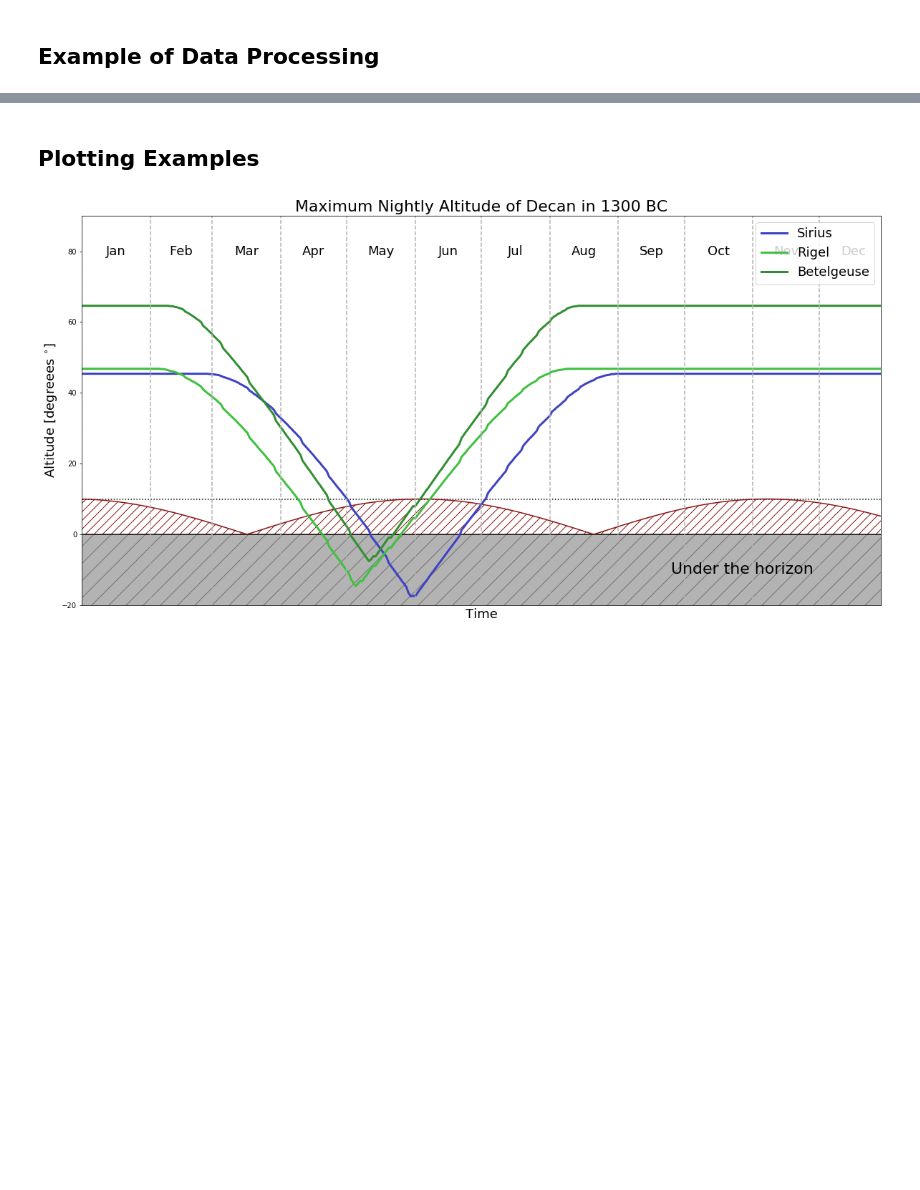
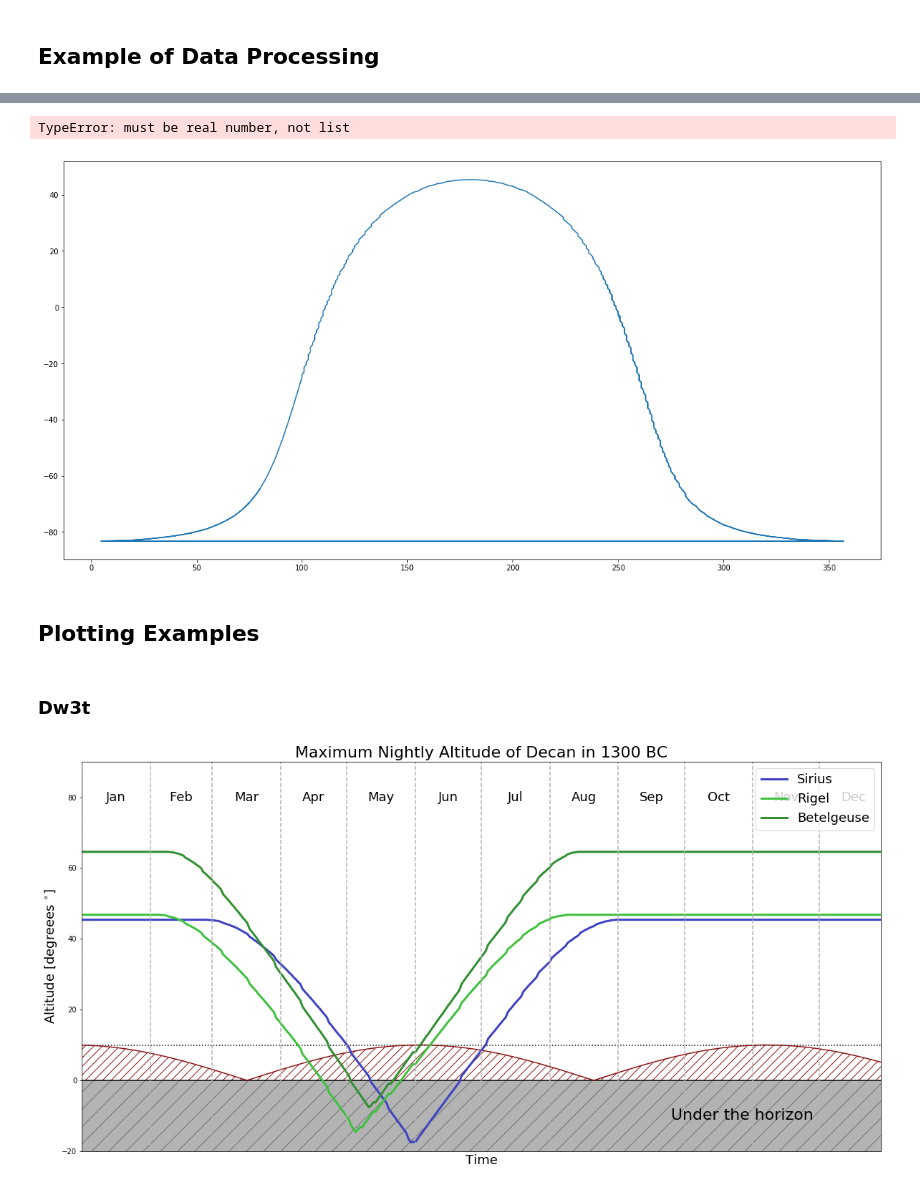
Before and after one commit to lunazagor/decanOpy, a Jupyter notebook: decanPlotting.ipynb, the cells around one changed output, grey strips where cells are left out. Cells and saved outputs as stored; diff of their text form; code cells hidden in the pictures; blank space fills up the shorter version.

```diff
--- a/decanPlotting.ipynb
+++ b/decanPlotting.ipynb
@@ -222,5 +314,18 @@ sunriseset = SunRiseSet(jd, SunAlt)
+# %%
+import math
+math.fmod(OG[1:100], 360)
+# %% [output]
+TypeError: must be real number, not list
+# %%
+plt.figure(figsize=(20,10))
+plt.plot(SiriusAz[1:500], SiriusAlt[1:500])
+plt.show()
+# %% [output]
+[figure, added]
 # %% [markdown]
 ## Plotting Examples
+# %% [markdown]
+### Dw3t
 # %%
 plt.figure(figsize=(20,10))
 
```
Also changed, not shown: parts of 19 cells of this notebook, 7 other files.
